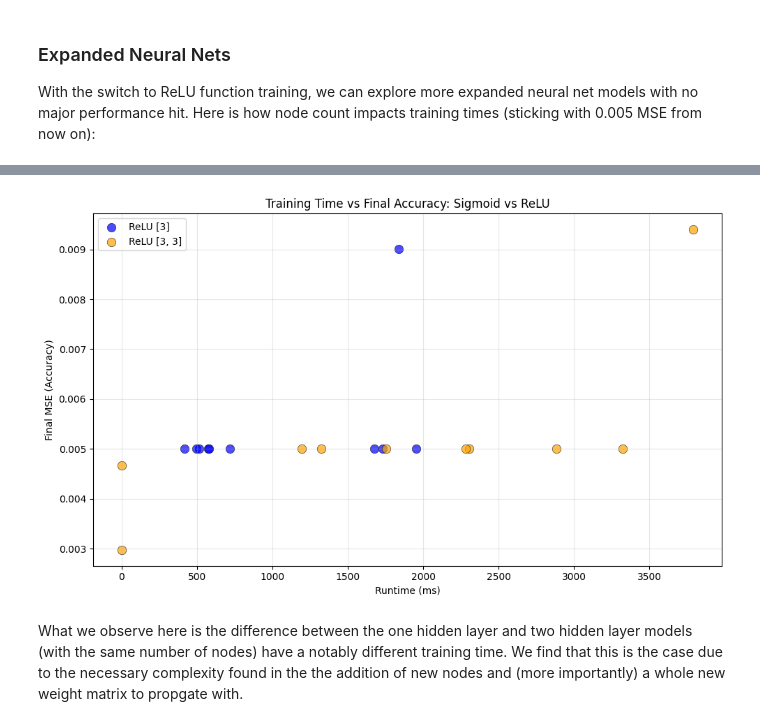
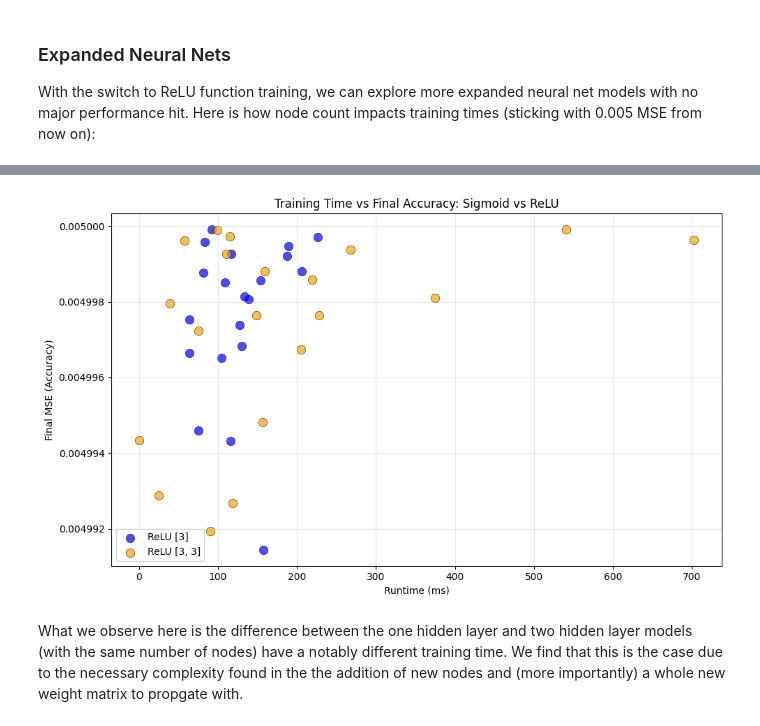
Before and after one commit to Saccadence/CogSci-131, a Jupyter notebook: Assignment 1/Assignment 1.ipynb, the cells around one changed output, grey strips where cells are left out. Cells and saved outputs as stored; diff of their text form; code cells hidden in the pictures.

```diff
--- a/Assignment 1/Assignment 1.ipynb
+++ b/Assignment 1/Assignment 1.ipynb
@@ -44,11 +44,11 @@ class Neural_Network(object):
         self.outputLayerSize = 1
 
         # Randomly Generate Weight matricies
-        self.W = [np.random.rand(self.inputLayerSize, self.hiddenLayerSizes[0]).astype(np.float32)]
+        self.W = [np.random.rand(self.inputLayerSize, self.hiddenLayerSizes[0])]
         if len(self.hiddenLayerSizes) > 1:
-            self.W.extend([np.random.rand(self.hiddenLayerSizes[i-1], self.hiddenLayerSizes[i]).astype(np.float32)
+            self.W.extend([np.random.rand(self.hiddenLayerSizes[i-1], self.hiddenLayerSizes[i])
                       for i in range(1, len(self.hiddenLayerSizes))])
-        self.W.append(np.random.rand(self.hiddenLayerSizes[-1], self.outputLayerSize).astype(np.float32))
+        self.W.append(np.random.rand(self.hiddenLayerSizes[-1], self.outputLayerSize))
 
         # Model's Function Type (default='sig')
             # "Hidden" is for computations to (forwawrd) and from (backward) a hidden node
@@ -467,8 +503,8 @@ Furthermore, the ReLU function avoids an issue that is present in the Sigmoid fu
 ### Comparing the Training Functions
 # %%
 # Parameters (Comparisons)
-n = 10
-scalar = [0.0025, 0.0025] # Sig, ReLU
+n = 20
+scalar = [0.005, 0.01] # [Sig, ReLU]
 acc = 0.005
 maxIter = 10000
 # %%
@@ -578,7 +614,7 @@ Max: 3789.99 ms | Min: 0.07 ms
 # %%
-plotData(dataCompare, ['relu', 'relu3'])
+plotModels(dataCompare, ['relu', 'relu3'])
 # %% [output]
-[figure, old version]
+[figure, new version]
 # %% [markdown]
 What we observe here is the difference between the one hidden layer and two hidden layer models (with the same number of nodes) have a notably different training time. We find that this is the case due to the necessary complexity found in the the addition of new nodes and (more importantly) a whole new weight matrix to propgate with.
 # %%
```
Also changed, not shown: parts of 13 cells of this notebook.
